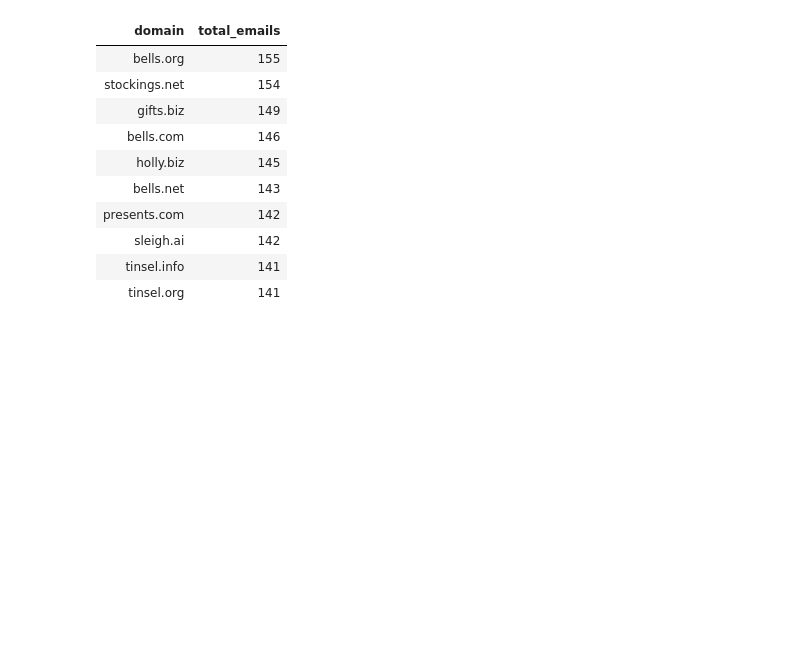
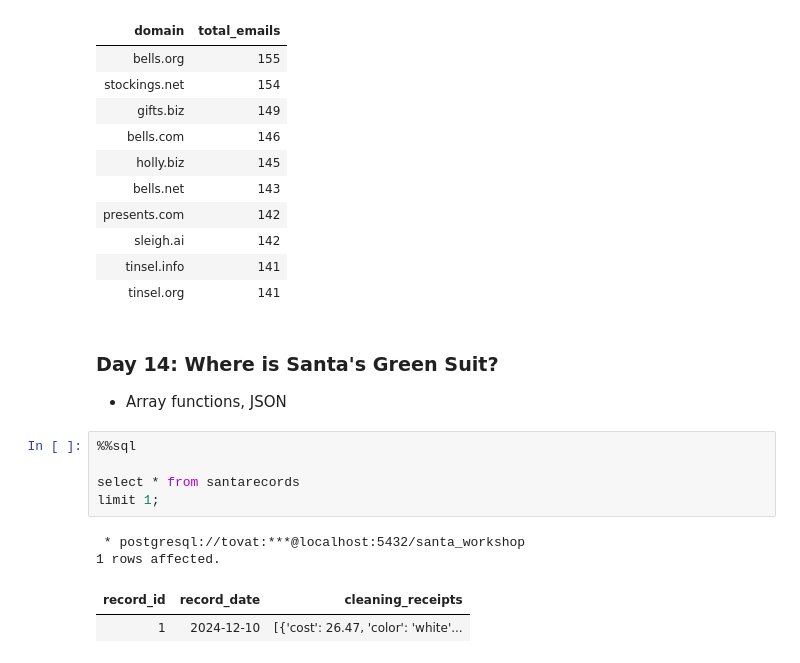
Before and after one commit to tovat/SQL-Advent-Calendars, a Jupyter notebook: advent-of-sql.ipynb, the cells around one changed output. Cells and saved outputs as stored; diff of their text form; blank space fills up the shorter version.

```diff
--- a/advent-of-sql.ipynb
+++ b/advent-of-sql.ipynb
@@ -485,3 +485,16 @@ limit 10;
 | sleigh.ai | 142 |
 | tinsel.info | 141 |
 | tinsel.org | 141 |
+# %% [markdown]
+### <b>Day 14:</b> Where is Santa's Green Suit?
+- Array functions, JSON
+# %%
+%%sql
+
+select * from santarecords
+limit 1;
+# %% [output]
+ * postgresql://tovat:***@localhost:5432/santa_workshop
+1 rows affected.
+| record_id | record_date | cleaning_receipts |
+| 1 | 2024-12-10 | [{'cost': 26.47, 'color': 'white'... |
```
Also changed, not shown: parts of 1 cell of this notebook.
